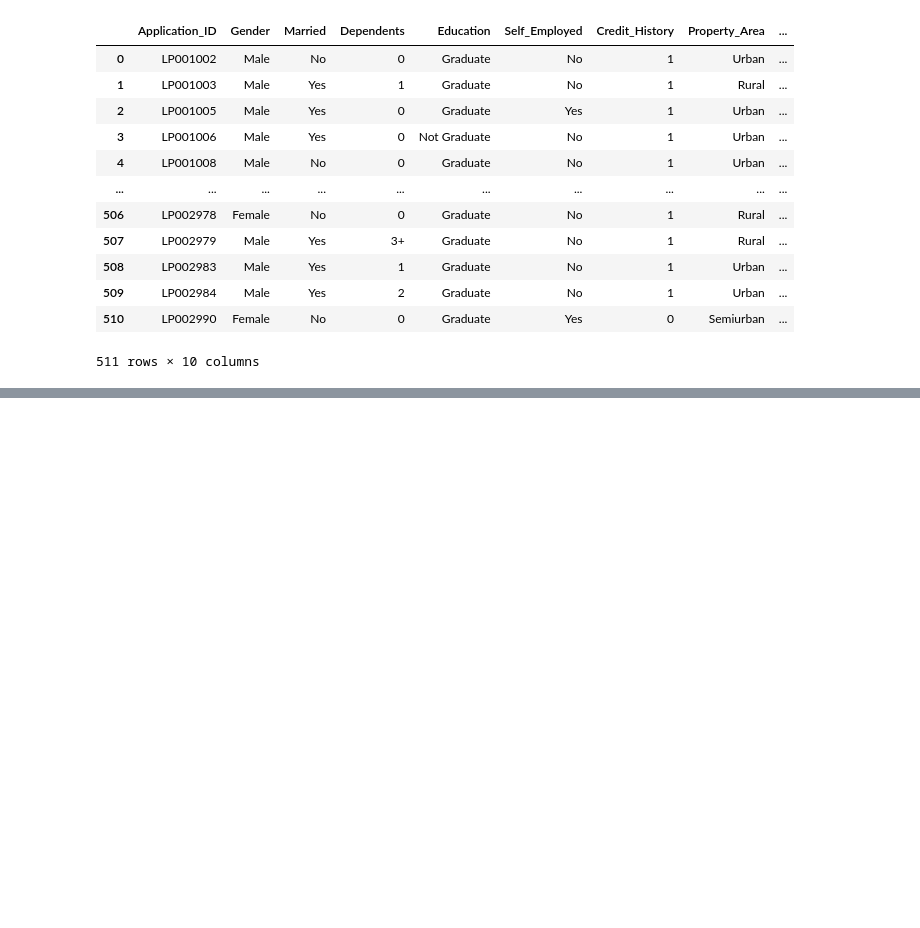
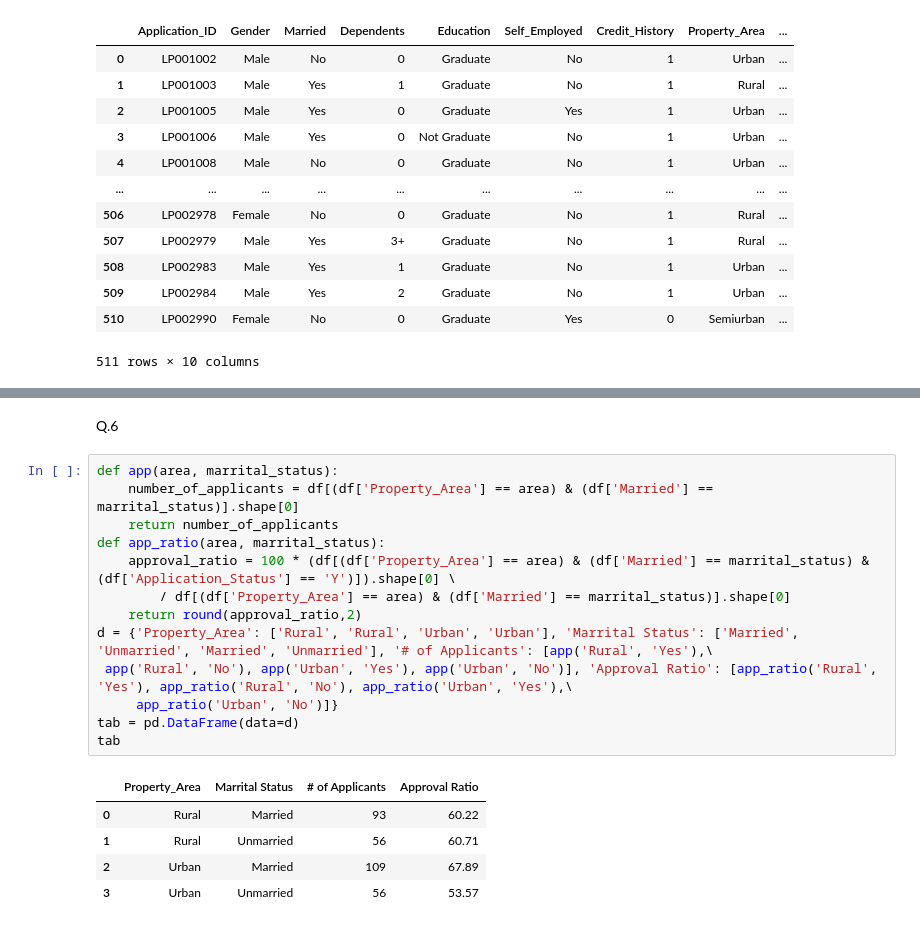
Before and after one commit to panwarcal/Loan, a Jupyter notebook: loan.ipynb, the cells around one changed output, grey strips where cells are left out. Drawn from its saved outputs; the diff is of its cells as text; blank space fills up the shorter version.

```diff
--- a/loan.ipynb
+++ b/loan.ipynb
@@ -20,0 +186,21 @@ df
+# %% [markdown]
+Q.6
+# %%
+def app(area, marrital_status):
+    number_of_applicants = df[(df['Property_Area'] == area) & (df['Married'] == marrital_status)].shape[0]
+    return number_of_applicants
+def app_ratio(area, marrital_status):
+    approval_ratio = 100 * (df[(df['Property_Area'] == area) & (df['Married'] == marrital_status) & (df['Application_Status'] == 'Y')]).shape[0] \
+        / df[(df['Property_Area'] == area) & (df['Married'] == marrital_status)].shape[0]
+    return round(approval_ratio,2)
+d = {'Property_Area': ['Rural', 'Rural', 'Urban', 'Urban'], 'Marrital Status': ['Married', 'Unmarried', 'Married', 'Unmarried'], '# of Applicants': [app('Rural', 'Yes'),\
+ app('Rural', 'No'), app('Urban', 'Yes'), app('Urban', 'No')], 'Approval Ratio': [app_ratio('Rural', 'Yes'), app_ratio('Rural', 'No'), app_ratio('Urban', 'Yes'),\
+     app_ratio('Urban', 'No')]}
+tab = pd.DataFrame(data=d)
+tab
+# %% [output]
+|  | Property_Area | Marrital Status | # of Applicants | Approval Ratio |
+| 0 | Rural | Married | 93 | 60.22 |
+| 1 | Rural | Unmarried | 56 | 60.71 |
+| 2 | Urban | Married | 109 | 67.89 |
+| 3 | Urban | Unmarried | 56 | 53.57 |
```
Also changed, not shown: parts of 29 cells of this notebook, 1 other file.
